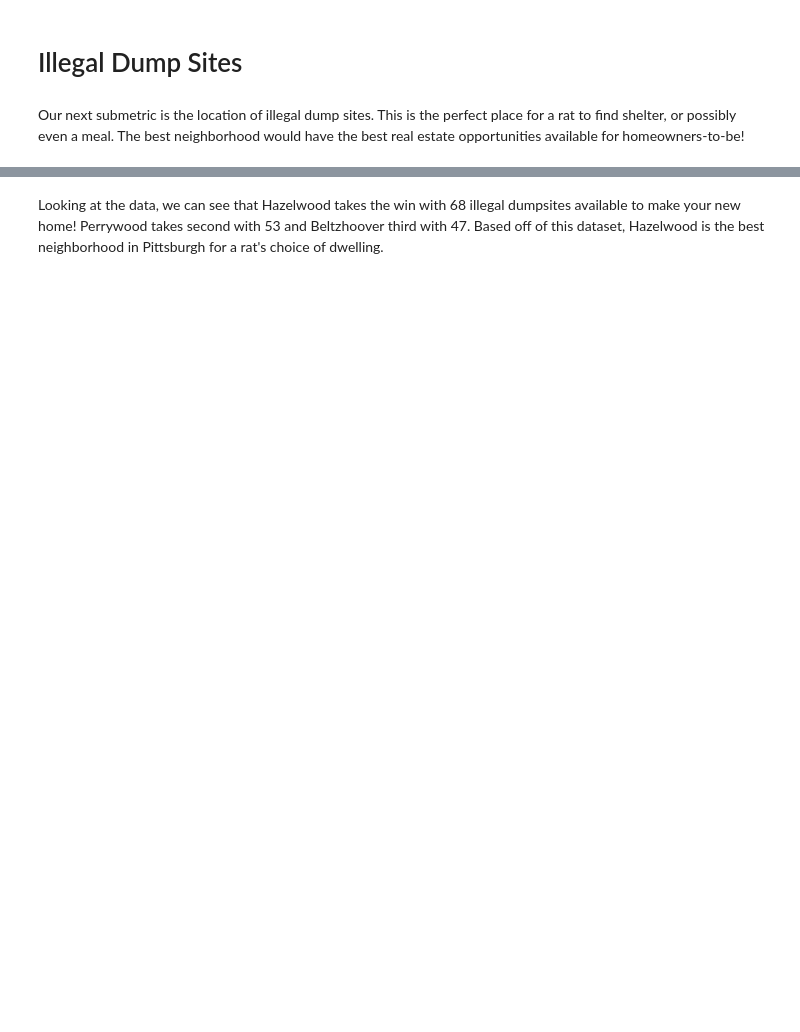
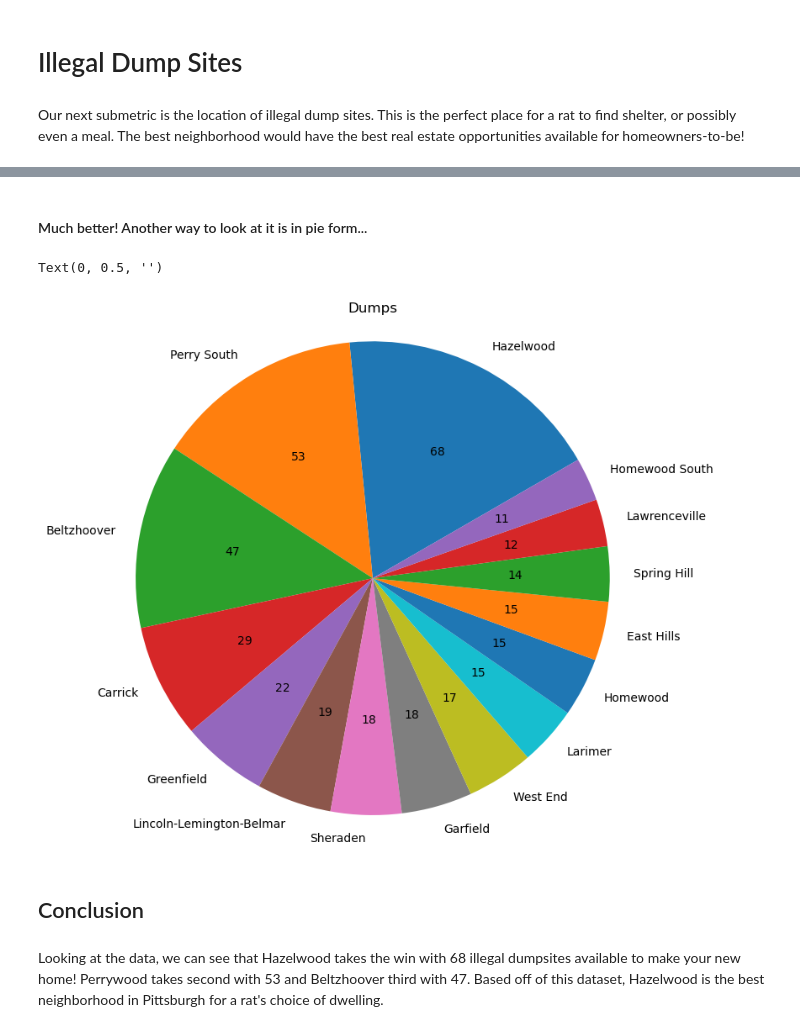
Before and after one commit to MNM75/CMPINF-Final-Rats, a Jupyter notebook: Chaney-DumpData.ipynb, the cells around one changed output, grey strips where cells are left out. Cells and saved outputs as stored; diff of their text form; code cells hidden in the pictures; blank space fills up the shorter version.

```diff
--- a/Chaney-DumpData.ipynb
+++ b/Chaney-DumpData.ipynb
@@ -36,2 +64,14 @@ Name: count, Length: 79, dtype: int64
+# %% [markdown]
+#### Much better! Another way to look at it is in pie form...
+# %%
+top.plot.pie(startangle=30, figsize=(8,8), autopct=lambda p: '{:.0f}'.format(p * sum(top) / 100))
+plt.title("Dumps")
+plt.axis("equal")
+plt.ylabel("")
+# %% [output]
+Text(0, 0.5, '')
+[figure, added]
+# %% [markdown]
+## Conclusion
 # %% [markdown]
 Looking at the data, we can see that Hazelwood takes the win with 68 illegal dumpsites available to make your new home! Perrywood takes second with 53 and Beltzhoover third with 47. Based off of this dataset, Hazelwood is the best neighborhood in Pittsburgh for a rat's choice of dwelling.
```
Also changed, not shown: parts of 3 cells of this notebook.
